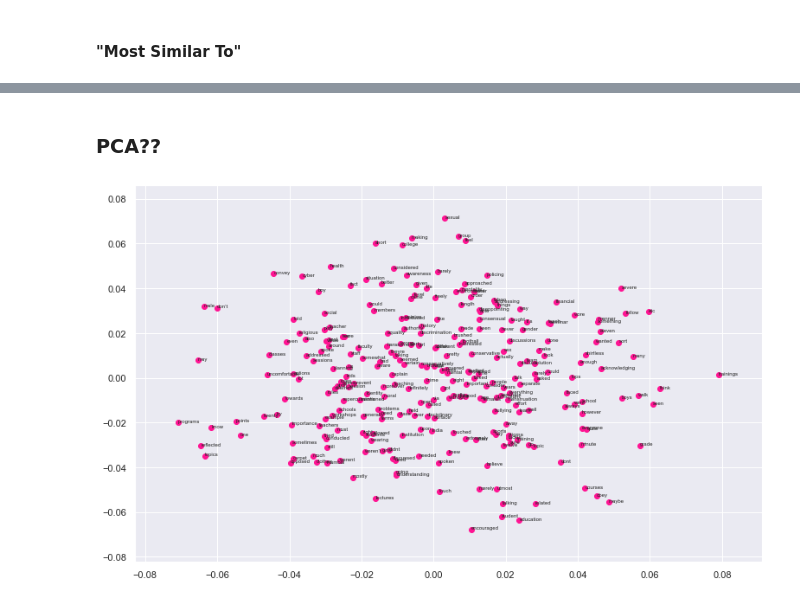
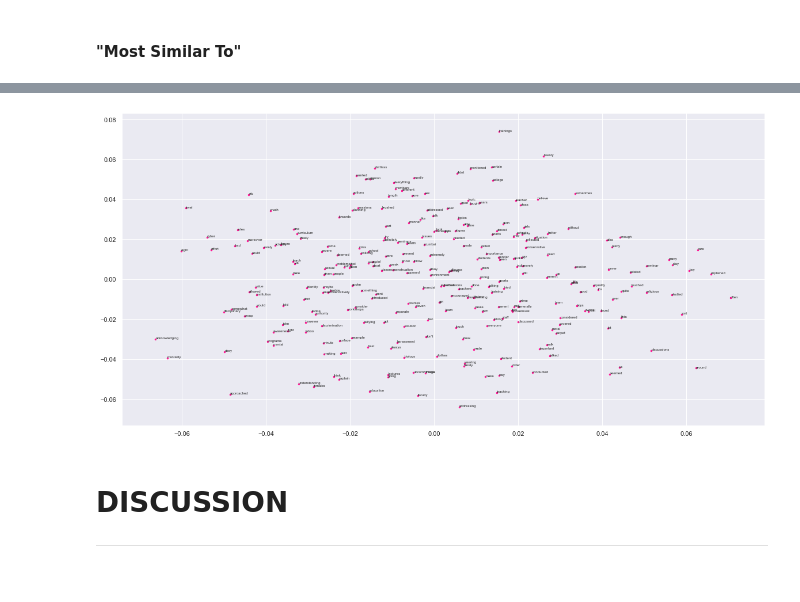
Before and after one commit to anusha0712/Sex-Ed-Survey, a Jupyter notebook: Education Survey.ipynb, the cells around one changed output, grey strips where cells are left out. Cells and saved outputs as stored; diff of their text form; code cells hidden in the pictures.

```diff
--- a/Education Survey.ipynb
+++ b/Education Survey.ipynb
@@ -736,24 +744,25 @@ tsne_plot(model)
+# %%
+# Define parameters of our PCA
+
+# Just look at the first two dimensions - the X and Y axes
+
+for_pca = PCA(n_components = 2)
+pca_out = for_pca.fit_transform(features)
+plt.rcParams.update({'font.size': 6})
+plt.rcParams.update({'figure.figsize':(20,10)})
+vocab = list(model.wv.vocab)
+X = model[vocab]
+for_pca = PCA(n_components = 2, random_state= 5)
+pca_out = for_pca.fit_transform(features)
+df = pd.DataFrame(pca_out, index=vocab, columns=['x', 'y'])
+fig = plt.figure()
+ax = fig.add_subplot(1, 1, 1)
+ax.scatter(df['x'], df['y'],s=6, color = 'deeppink')
+for word, pos in df.iterrows():
+    ax.annotate(word, pos)
+#plt.savefig('PCA Word2vec Plots.png', dpi = 240, bbox_inches='tight')
+# %% [output]
+[figure, added]
 # %% [markdown]
-### PCA??
+# DISCUSSION
+***
-# %%
-# Define parameters of our PCA
-
-# Just look at the first two dimensions - the X and Y axes
-
-for_pca = PCA(n_components = 2)
-pca_out = for_pca.fit_transform(features)
-plt.rcParams.update({'font.size': 6})
-plt.rcParams.update({'figure.figsize':(13,8)})
-vocab = list(model.wv.vocab)
-X = model[vocab]
-for_pca = PCA(n_components = 2)
-pca_out = for_pca.fit_transform(features)
-df = pd.DataFrame(pca_out, index=vocab, columns=['x', 'y'])
-fig = plt.figure()
-ax = fig.add_subplot(1, 1, 1)
-ax.scatter(df['x'], df['y'], color = 'deeppink')
-for word, pos in df.iterrows():
-    ax.annotate(word, pos)
-#plt.savefig('PCA Word2vec Plot.png', dpi = 180, bbox_inches='tight')
-# %% [output]
-[figure, removed]
```
Also changed, not shown: parts of 58 cells of this notebook, 1 other file.
